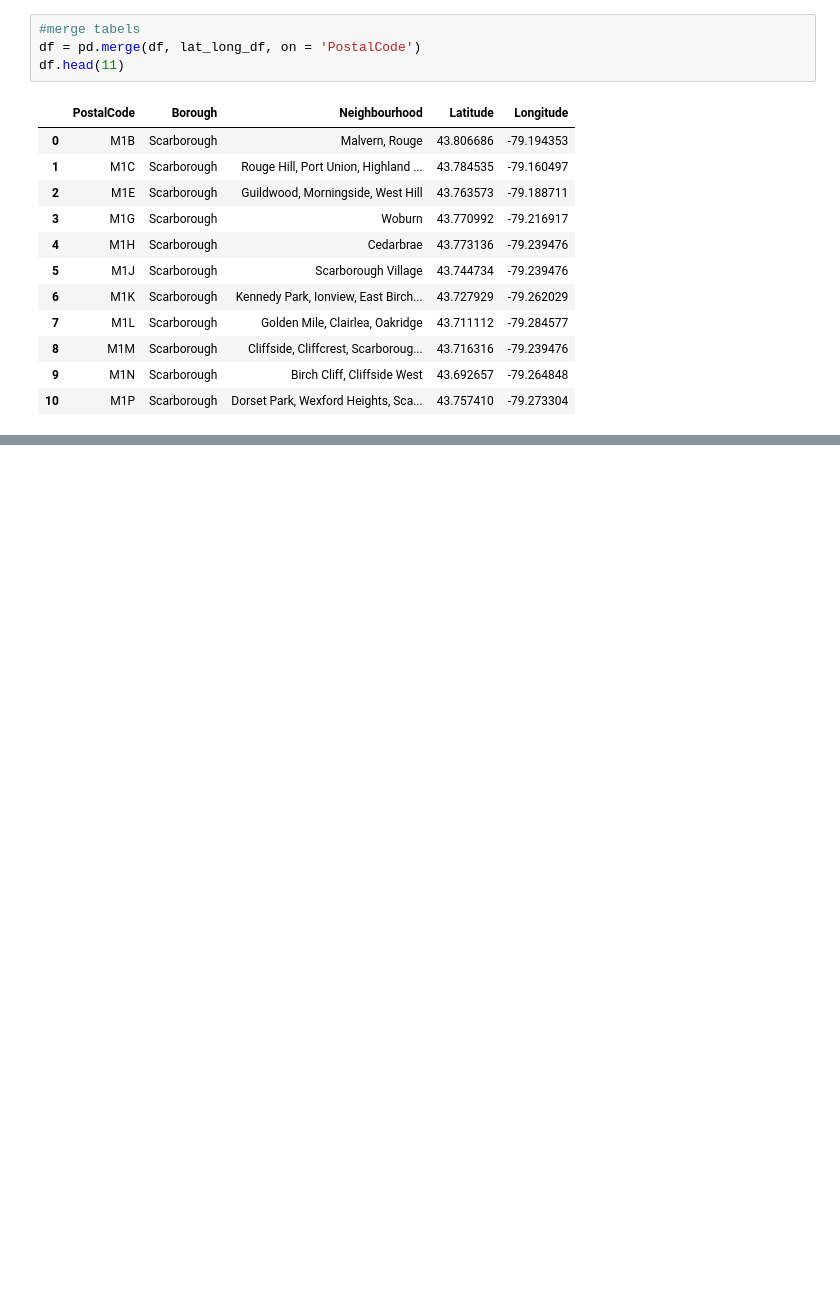
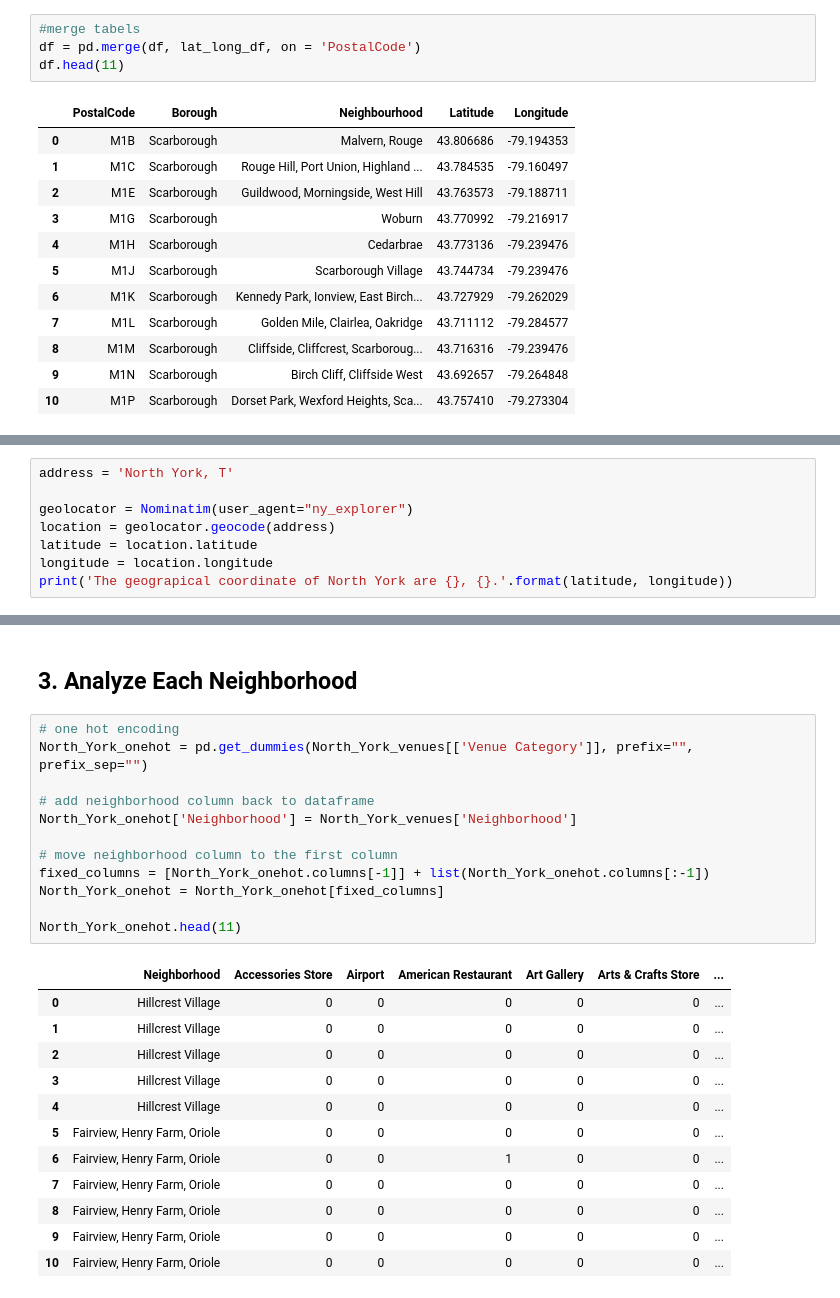
Before and after one commit to imzeeshan-ai/Segmenting_and_Cluster_Neighborhoods_in_Toronto, a Jupyter notebook: Toronto_Capstone.ipynb, the cells around one changed output, grey strips where cells are left out. Cells and saved outputs as stored; diff of their text form; blank space fills up the shorter version.

```diff
--- a/Toronto_Capstone.ipynb
+++ b/Toronto_Capstone.ipynb
@@ -132,0 +211,8 @@ df.head(11)
+# %%
+address = 'North York, T'
+
+geolocator = Nominatim(user_agent="ny_explorer")
+location = geolocator.geocode(address)
+latitude = location.latitude
+longitude = location.longitude
+print('The geograpical coordinate of North York are {}, {}.'.format(latitude, longitude))
@@ -132,0 +482,27 @@ df.head(11)
+# %% [markdown]
+## 3. Analyze Each Neighborhood
+# %%
+# one hot encoding
+North_York_onehot = pd.get_dummies(North_York_venues[['Venue Category']], prefix="", prefix_sep="")
+
+# add neighborhood column back to dataframe
+North_York_onehot['Neighborhood'] = North_York_venues['Neighborhood']
+
+# move neighborhood column to the first column
+fixed_columns = [North_York_onehot.columns[-1]] + list(North_York_onehot.columns[:-1])
+North_York_onehot = North_York_onehot[fixed_columns]
+
+North_York_onehot.head(11)
+# %% [output]
+|  | Neighborhood | Accessories Store | Airport | American Restaurant | Art Gallery | Arts & Crafts Store | ... |
+| 0 | Hillcrest Village | 0 | 0 | 0 | 0 | 0 | ... |
+| 1 | Hillcrest Village | 0 | 0 | 0 | 0 | 0 | ... |
+| 2 | Hillcrest Village | 0 | 0 | 0 | 0 | 0 | ... |
+| 3 | Hillcrest Village | 0 | 0 | 0 | 0 | 0 | ... |
+| 4 | Hillcrest Village | 0 | 0 | 0 | 0 | 0 | ... |
+| 5 | Fairview, Henry Farm, Oriole | 0 | 0 | 0 | 0 | 0 | ... |
+| 6 | Fairview, Henry Farm, Oriole | 0 | 0 | 1 | 0 | 0 | ... |
+| 7 | Fairview, Henry Farm, Oriole | 0 | 0 | 0 | 0 | 0 | ... |
+| 8 | Fairview, Henry Farm, Oriole | 0 | 0 | 0 | 0 | 0 | ... |
+| 9 | Fairview, Henry Farm, Oriole | 0 | 0 | 0 | 0 | 0 | ... |
+| 10 | Fairview, Henry Farm, Oriole | 0 | 0 | 0 | 0 | 0 | ... |
```
Also changed, not shown: parts of 57 cells of this notebook.
